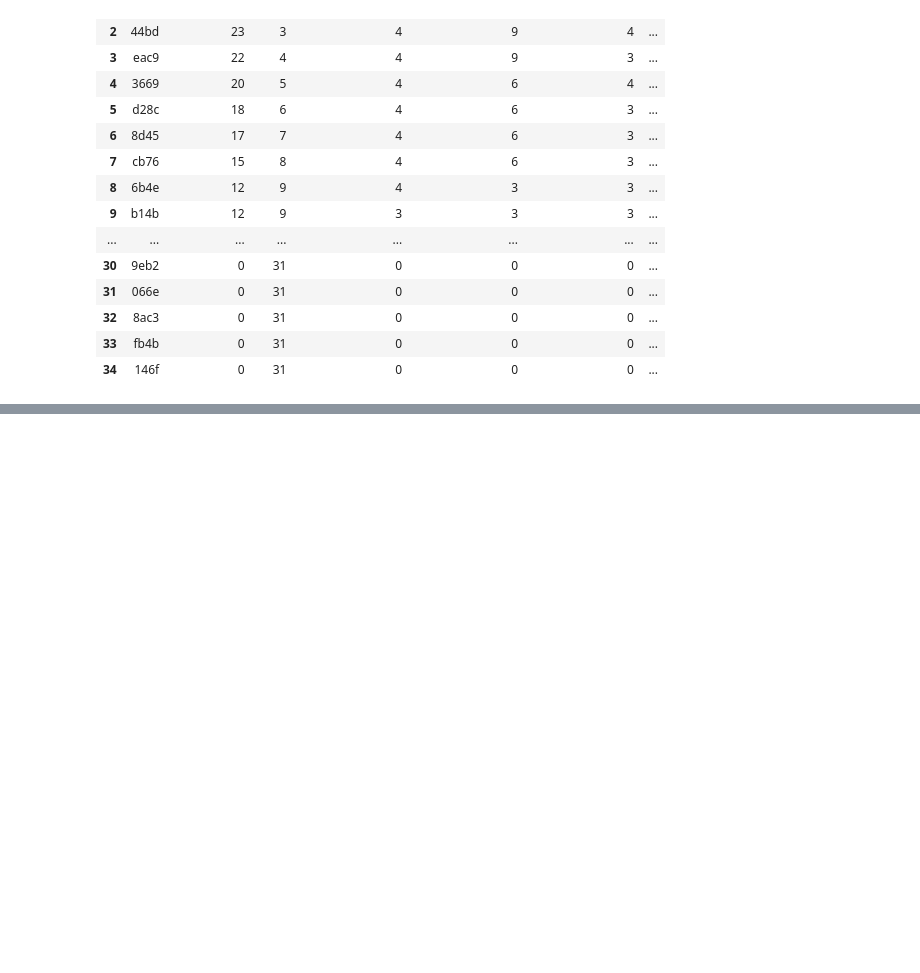
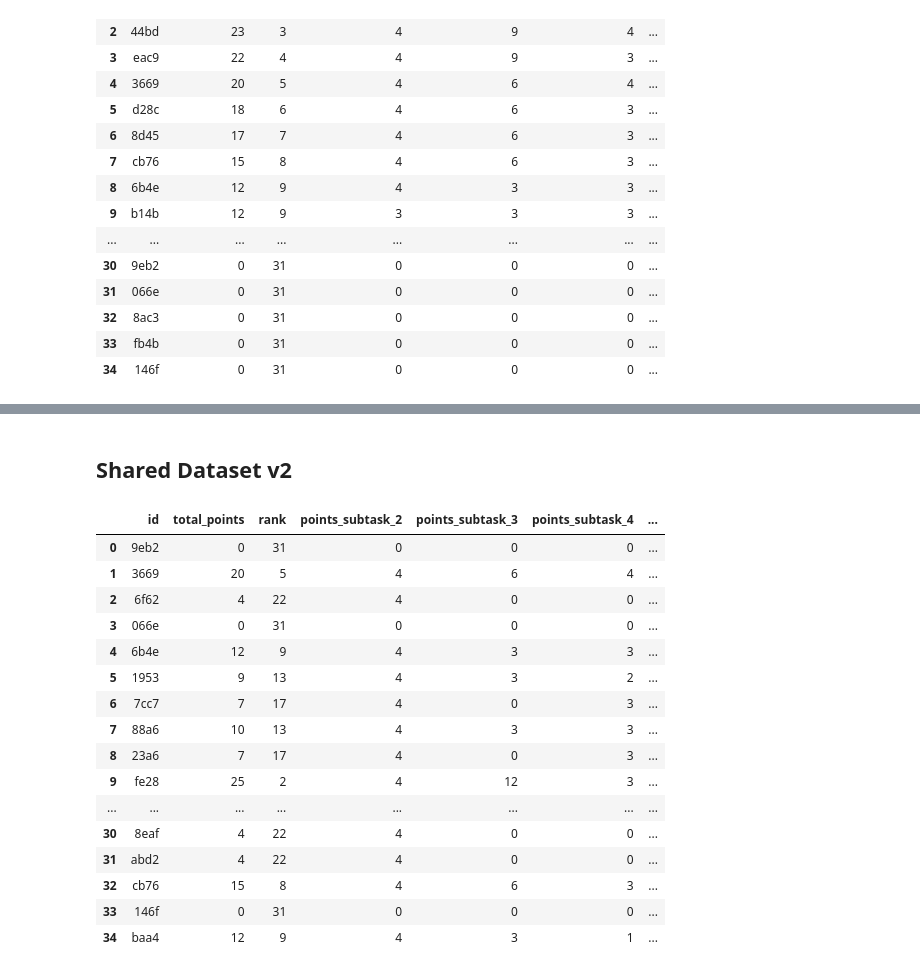
Before and after one commit to cortex359/matse-aachen.seminararbeit, a Jupyter notebook: overview.ipynb, the cells around one changed output, grey strips where cells are left out. Cells and saved outputs as stored; diff of their text form; code cells hidden in the pictures; blank space fills up the shorter version.

```diff
--- a/overview.ipynb
+++ b/overview.ipynb
@@ -74,0 +77,2 @@ plt.show()
+# %% [markdown]
+## Shared Dataset v2
@@ -74,0 +90,20 @@ plt.show()
+# %%
+reproduktionszahl_points
+# %% [output]
+|  | id | total_points | rank | points_subtask_2 | points_subtask_3 | points_subtask_4 | ... |
+| 0 | 9eb2 | 0 | 31 | 0 | 0 | 0 | ... |
+| 1 | 3669 | 20 | 5 | 4 | 6 | 4 | ... |
+| 2 | 6f62 | 4 | 22 | 4 | 0 | 0 | ... |
+| 3 | 066e | 0 | 31 | 0 | 0 | 0 | ... |
+| 4 | 6b4e | 12 | 9 | 4 | 3 | 3 | ... |
+| 5 | 1953 | 9 | 13 | 4 | 3 | 2 | ... |
+| 6 | 7cc7 | 7 | 17 | 4 | 0 | 3 | ... |
+| 7 | 88a6 | 10 | 13 | 4 | 3 | 3 | ... |
+| 8 | 23a6 | 7 | 17 | 4 | 0 | 3 | ... |
+| 9 | fe28 | 25 | 2 | 4 | 12 | 3 | ... |
+| ... | ... | ... | ... | ... | ... | ... | ... |
+| 30 | 8eaf | 4 | 22 | 4 | 0 | 0 | ... |
+| 31 | abd2 | 4 | 22 | 4 | 0 | 0 | ... |
+| 32 | cb76 | 15 | 8 | 4 | 6 | 3 | ... |
+| 33 | 146f | 0 | 31 | 0 | 0 | 0 | ... |
+| 34 | baa4 | 12 | 9 | 4 | 3 | 1 | ... |
```
Also changed, not shown: parts of 8 cells of this notebook, 20 other files.
